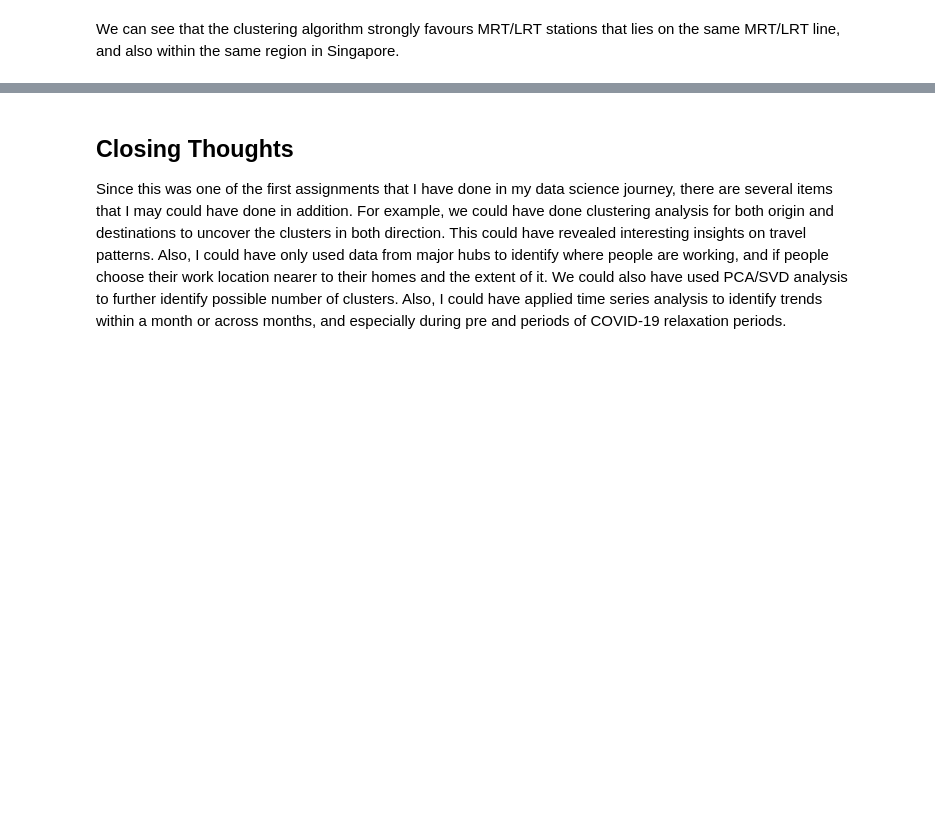
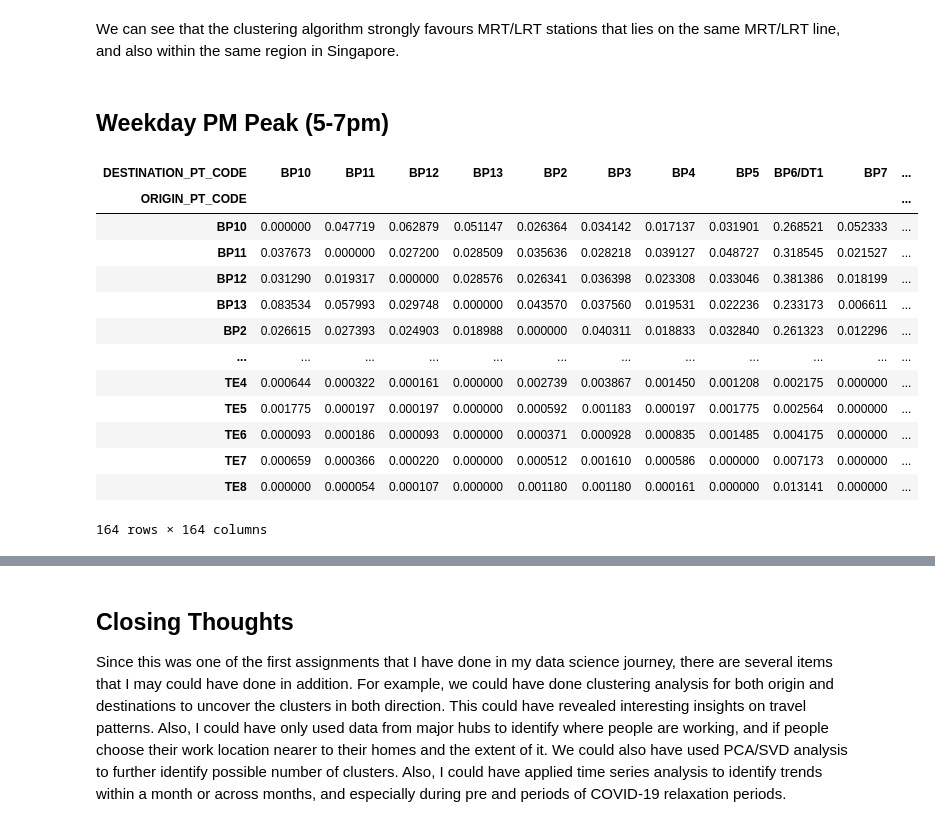
Before and after one commit to Calamin3/hello, a Jupyter notebook: _notebooks/2022-08-21-ODMatrix.ipynb, the cells around one changed output, grey strips where cells are left out. Drawn from its saved outputs; the diff is of its cells as text; code cells hidden in the pictures; blank space fills up the shorter version.

```diff
--- a/_notebooks/2022-08-21-ODMatrix.ipynb
+++ b/_notebooks/2022-08-21-ODMatrix.ipynb
@@ -299,2 +328,4 @@ Lets try to visualize the clusters on a map. Each cluster is set to a different
 # %% [markdown]
 We can see that the clustering algorithm strongly favours MRT/LRT stations that lies on the same MRT/LRT line, and also within the same region in Singapore.
+# %% [markdown]
+## Weekday PM Peak (5-7pm)
@@ -300,0 +336,26 @@ We can see that the clustering algorithm strongly favours MRT/LRT stations that
+# %%
+#collapse_output
+# To transform and find out the total_trips per pair as a pct of trips by the sum of trips from each origin station
+
+weekday_pm_peak.groupby('ORIGIN_PT_CODE')['TOTAL_TRIPS'].transform('sum')
+weekday_pm_peak['sum_total_trips_origin']=weekday_pm_peak.groupby('ORIGIN_PT_CODE')['TOTAL_TRIPS'].transform('sum')
+weekday_pm_peak['pct_trips_sum_origin']=weekday_pm_peak['TOTAL_TRIPS']/weekday_pm_peak['sum_total_trips_origin']
+
+#Creating OD matrix with origins as rows and destinations as columns, values as the normalised trips by origin
+od_weekdaypm_mat = weekday_pm_peak.pivot(index='ORIGIN_PT_CODE',columns='DESTINATION_PT_CODE',values='pct_trips_sum_origin').fillna(0)
+od_weekdaypm_mat
+# %% [output]
+| DESTINATION_PT_CODE | BP10 | BP11 | BP12 | BP13 | BP2 | BP3 | BP4 | BP5 | BP6/DT1 | BP7 | ... |
+| ORIGIN_PT_CODE |  |  |  |  |  |  |  |  |  |  | ... |
+| BP10 | 0.000000 | 0.047719 | 0.062879 | 0.051147 | 0.026364 | 0.034142 | 0.017137 | 0.031901 | 0.268521 | 0.052333 | ... |
+| BP11 | 0.037673 | 0.000000 | 0.027200 | 0.028509 | 0.035636 | 0.028218 | 0.039127 | 0.048727 | 0.318545 | 0.021527 | ... |
+| BP12 | 0.031290 | 0.019317 | 0.000000 | 0.028576 | 0.026341 | 0.036398 | 0.023308 | 0.033046 | 0.381386 | 0.018199 | ... |
+| BP13 | 0.083534 | 0.057993 | 0.029748 | 0.000000 | 0.043570 | 0.037560 | 0.019531 | 0.022236 | 0.233173 | 0.006611 | ... |
+| BP2 | 0.026615 | 0.027393 | 0.024903 | 0.018988 | 0.000000 | 0.040311 | 0.018833 | 0.032840 | 0.261323 | 0.012296 | ... |
+| ... | ... | ... | ... | ... | ... | ... | ... | ... | ... | ... | ... |
+| TE4 | 0.000644 | 0.000322 | 0.000161 | 0.000000 | 0.002739 | 0.003867 | 0.001450 | 0.001208 | 0.002175 | 0.000000 | ... |
+| TE5 | 0.001775 | 0.000197 | 0.000197 | 0.000000 | 0.000592 | 0.001183 | 0.000197 | 0.001775 | 0.002564 | 0.000000 | ... |
+| TE6 | 0.000093 | 0.000186 | 0.000093 | 0.000000 | 0.000371 | 0.000928 | 0.000835 | 0.001485 | 0.004175 | 0.000000 | ... |
+| TE7 | 0.000659 | 0.000366 | 0.000220 | 0.000000 | 0.000512 | 0.001610 | 0.000586 | 0.000000 | 0.007173 | 0.000000 | ... |
+| TE8 | 0.000000 | 0.000054 | 0.000107 | 0.000000 | 0.001180 | 0.001180 | 0.000161 | 0.000000 | 0.013141 | 0.000000 | ... |
+164 rows × 164 columns
```
Also changed, not shown: parts of 19 cells of this notebook, 4 other files.
